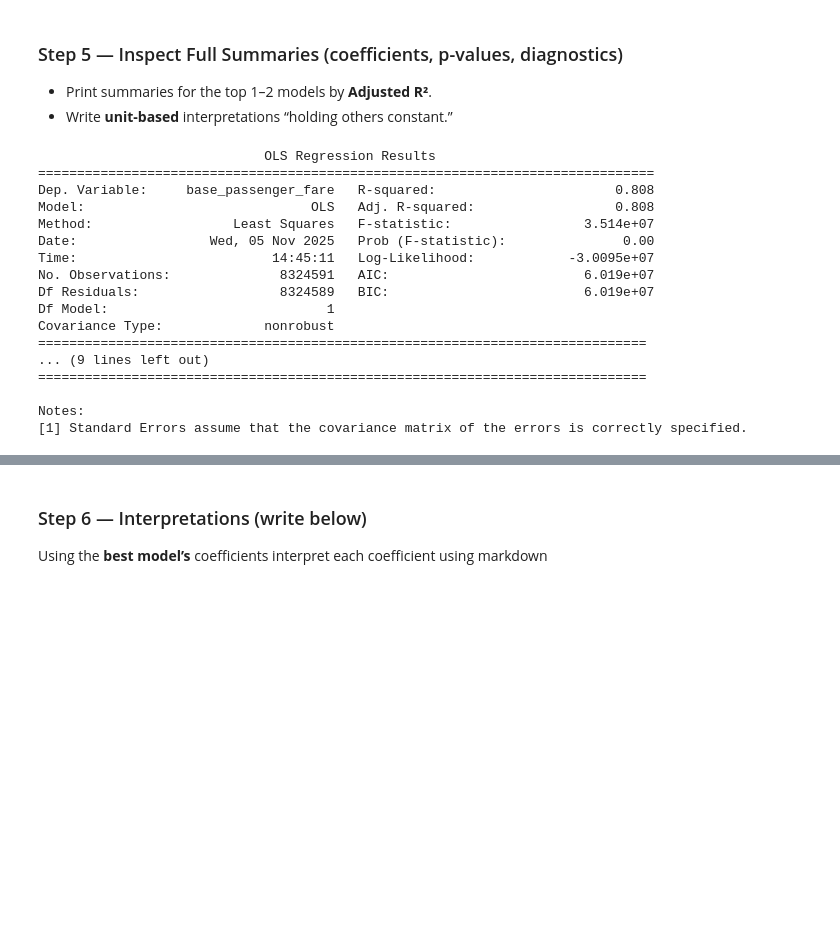
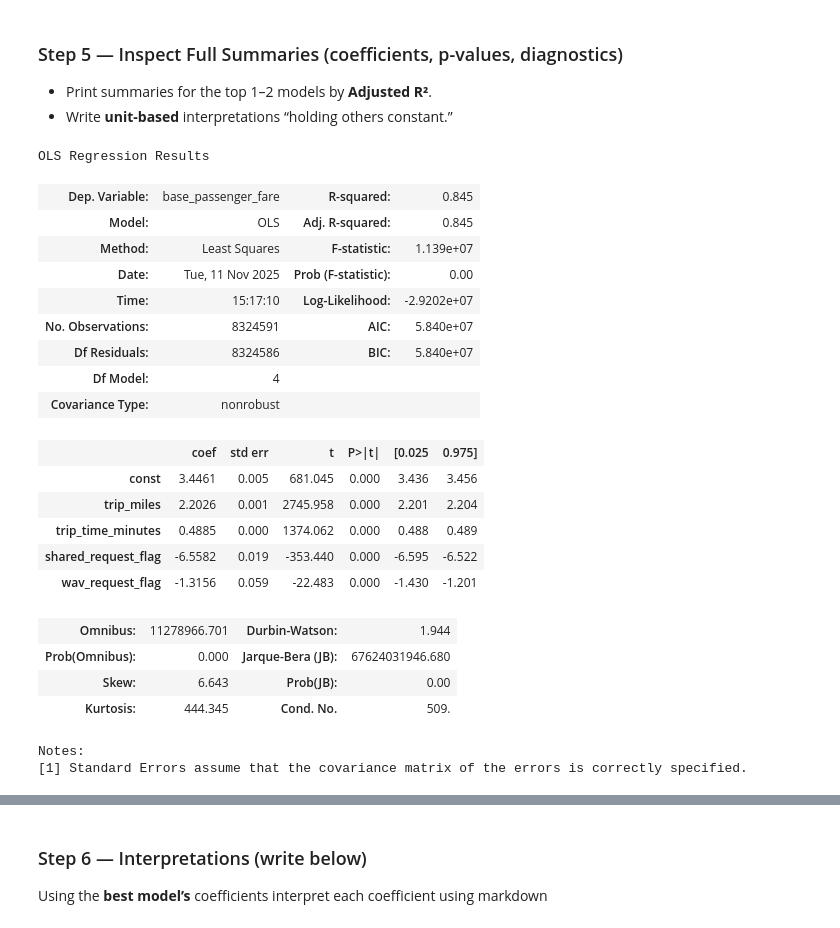
Before and after one commit to Commit-Thomas/DA2025_Lectures, a Jupyter notebook: Mod6/CodeAssignments/Mod6L10_CodeAssignment_STUDENT.ipynb, the cells around one changed output, grey strips where cells are left out. Cells and saved outputs as stored; diff of their text form; code cells hidden in the pictures; blank space fills up the shorter version.

```diff
--- a/Mod6/CodeAssignments/Mod6L10_CodeAssignment_STUDENT.ipynb
+++ b/Mod6/CodeAssignments/Mod6L10_CodeAssignment_STUDENT.ipynb
@@ -158,0 +150,32 @@ comp = pd.DataFrame([{
+# %%
+# Model A (distance only)
+X1 = sm.add_constant(df[['trip_miles']])
+y1 = df[Y]
+
+modelA = sm.OLS(y1, X1).fit()
+print("Model A (Distance Only)")
+print("R²:", round(modelA.rsquared, 3),
+      "Adj R²:", round(modelA.rsquared_adj, 3))
+
+
+# Model B (distance + time)
+X2 = sm.add_constant(df[['trip_miles', 'trip_time_minutes']])
+y2 = df[Y]
+
+modelB = sm.OLS(y2, X2).fit()
+print("Model B (Distance + Time)")
+print("R²:", round(modelB.rsquared, 3),
+      "Adj R²:", round(modelB.rsquared_adj, 3))
+
+
+# Model C (distance + time + optional flags)
+flags_present = [c for c in ['shared_request_flag', 'wav_request_flag'] if c in df.columns]
+features_c = ['trip_miles', 'trip_time_minutes'] + flags_present
+
+X3 = sm.add_constant(df[features_c])
+y3 = df[Y]
+
+modelC = sm.OLS(y3, X3).fit()
+print("Model C (Distance + Time + Flags)")
+print("R²:", round(modelC.rsquared, 3),
+      "Adj R²:", round(modelC.rsquared_adj, 3))
@@ -161,25 +191,29 @@ comp = pd.DataFrame([{
 
 - Print summaries for the top 1–2 models by **Adjusted R²**.
 - Write **unit-based** interpretations “holding others constant.”
-# %%
-# Show summaries in order of Adj R²
-
-print(r['summary'].summary())
-# %% [output]
-                             OLS Regression Results
-===============================================================================
-Dep. Variable:     base_passenger_fare   R-squared:                       0.808
-Model:                             OLS   Adj. R-squared:                  0.808
-Method:                  Least Squares   F-statistic:                 3.514e+07
-Date:                 Wed, 05 Nov 2025   Prob (F-statistic):               0.00
-Time:                         14:45:11   Log-Likelihood:            -3.0095e+07
-No. Observations:              8324591   AIC:                         6.019e+07
-Df Residuals:                  8324589   BIC:                         6.019e+07
-Df Model:                            1
-Covariance Type:             nonrobust
-==============================================================================
-... (9 lines left out)
-==============================================================================
-
-Notes:
-[1] Standard Errors assume that the covariance matrix of the errors is correctly specified.
+# %%
+# Summaries
+modelA.summary()
+# %% [output]
+OLS Regression Results
+| Dep. Variable: | base_passenger_fare | R-squared: | 0.845 |
+| Model: | OLS | Adj. R-squared: | 0.845 |
+| Method: | Least Squares | F-statistic: | 1.139e+07 |
+| Date: | Tue, 11 Nov 2025 | Prob (F-statistic): | 0.00 |
+| Time: | 15:17:10 | Log-Likelihood: | -2.9202e+07 |
+| No. Observations: | 8324591 | AIC: | 5.840e+07 |
+| Df Residuals: | 8324586 | BIC: | 5.840e+07 |
+| Df Model: | 4 |  |  |
+| Covariance Type: | nonrobust |  |  |
+|  | coef | std err | t | P>|t| | [0.025 | 0.975] |
+| const | 3.4461 | 0.005 | 681.045 | 0.000 | 3.436 | 3.456 |
+| trip_miles | 2.2026 | 0.001 | 2745.958 | 0.000 | 2.201 | 2.204 |
+| trip_time_minutes | 0.4885 | 0.000 | 1374.062 | 0.000 | 0.488 | 0.489 |
+| shared_request_flag | -6.5582 | 0.019 | -353.440 | 0.000 | -6.595 | -6.522 |
+| wav_request_flag | -1.3156 | 0.059 | -22.483 | 0.000 | -1.430 | -1.201 |
+| Omnibus: | 11278966.701 | Durbin-Watson: | 1.944 |
+| Prob(Omnibus): | 0.000 | Jarque-Bera (JB): | 67624031946.680 |
+| Skew: | 6.643 | Prob(JB): | 0.00 |
+| Kurtosis: | 444.345 | Cond. No. | 509. |
+Notes:
+[1] Standard Errors assume that the covariance matrix of the errors is correctly specified.
```
Also changed, not shown: parts of 7 cells of this notebook.
